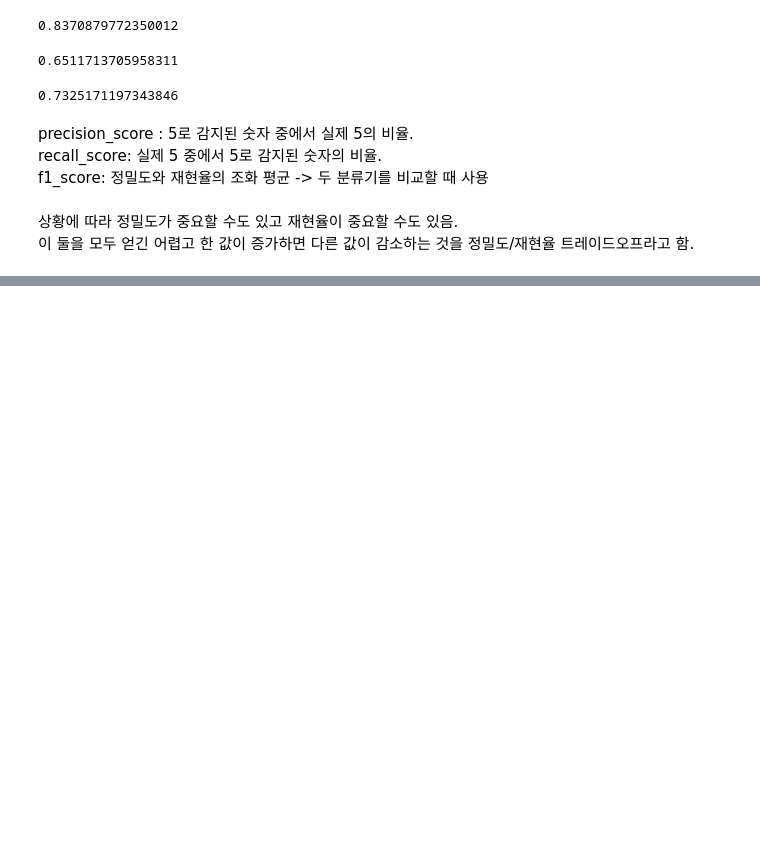
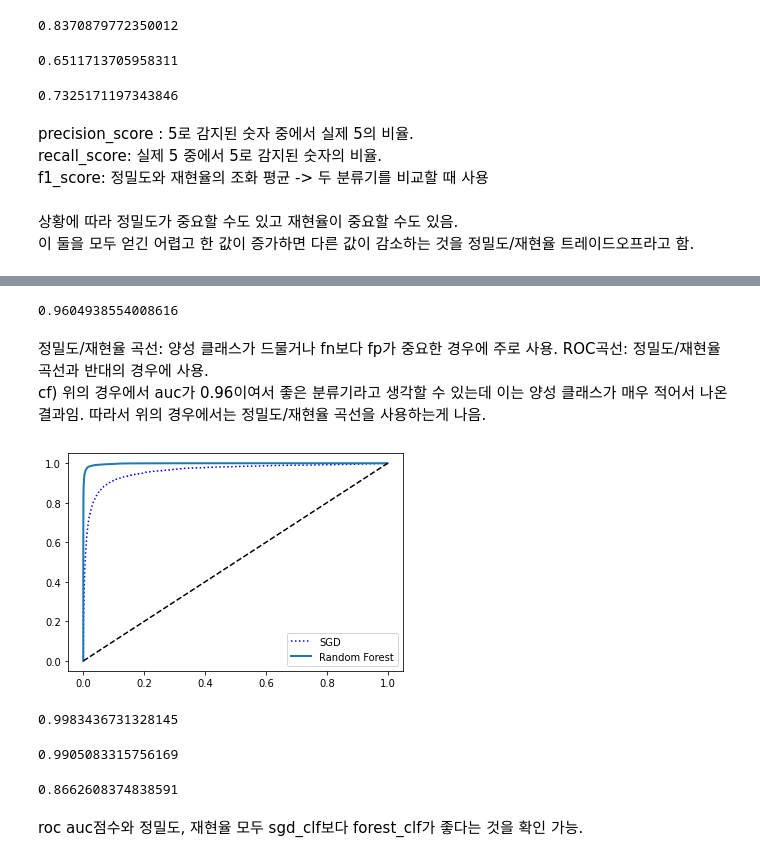
Before and after one commit to minjun9282/Hands-On-Machine-Learning-Study, a Jupyter notebook: Chapter3/3 Classification.ipynb, the cells around one changed output, grey strips where cells are left out. Drawn from its saved outputs; the diff is of its cells as text; code cells hidden in the pictures; blank space fills up the shorter version.

```diff
--- a/Chapter3/3 Classification.ipynb
+++ b/Chapter3/3 Classification.ipynb
@@ -168,0 +262,38 @@ f1_score: 정밀도와 재현율의 조화 평균 -> 두 분류기를 비교할
+# %%
+roc_auc_score(y_train_5, y_scores) #곡선 아래의 면적을 AUC(area under the curve)라 함.
+# %% [output]
+0.9604938554008616
+# %% [markdown]
+정밀도/재현율 곡선: 양성 클래스가 드물거나 fn보다 fp가 중요한 경우에 주로 사용.
+ROC곡선: 정밀도/재현율 곡선과 반대의 경우에 사용.
+cf) 위의 경우에서 auc가 0.96이여서 좋은 분류기라고 생각할 수 있는데 이는 양성 클래스가 매우 적어서 나온 결과임. 따라서 위의 경우에서는 정밀도/재현율 곡선을 사용하는게 나음.
+# %%
+forest_clf = RandomForestClassifier #sgd_clf와 roc곡선 및 roc auc를 비교해보기 위해 forest_clf를 훈련시킴
+forest_clf = RandomForestClassifier(random_state = 42)
+y_probas_forest = cross_val_predict(forest_clf, X_train, y_train_5, cv=3, method="predict_proba")
+#forest_clf에서 sgd_clf의 decision_function()역할을 하는 함수는 predict_proba()
+# %%
+y_scores_forest = y_probas_forest[:, 1] #양성 클래스에 대한 확률을 점수로 사용
+fpr_forest, tpr_forest, thresholds_forest = roc_curve(y_train_5, y_scores_forest)
+# %%
+plt.plot(fpr, tpr, "b:", label="SGD")
+plot_roc_curve(fpr_forest, tpr_forest, "Random Forest")
+plt.legend(loc="lower right")
+plt.show()
+# %% [output]
+[figure, added]
+# %%
+roc_auc_score(y_train_5, y_scores_forest)
+# %% [output]
+0.9983436731328145
+# %%
+y_probas_forest = cross_val_predict(forest_clf, X_train, y_train_5, cv=3)
+precision_score(y_train_5, y_probas_forest)
+# %% [output]
+0.9905083315756169
+# %%
+recall_score(y_train_5, y_probas_forest)
+# %% [output]
+0.8662608374838591
+# %% [markdown]
+roc auc점수와 정밀도, 재현율 모두 sgd_clf보다 forest_clf가 좋다는 것을 확인 가능.
```
Also changed, not shown: parts of 20 cells of this notebook.
